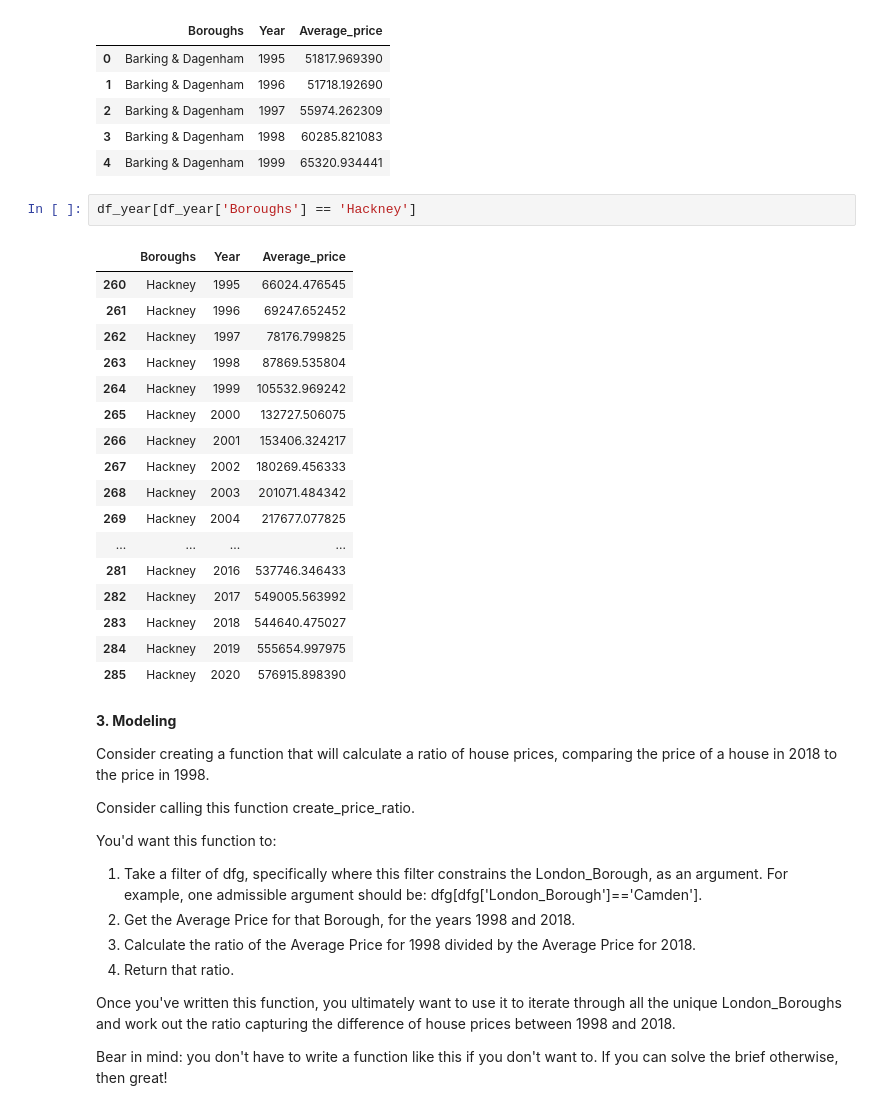
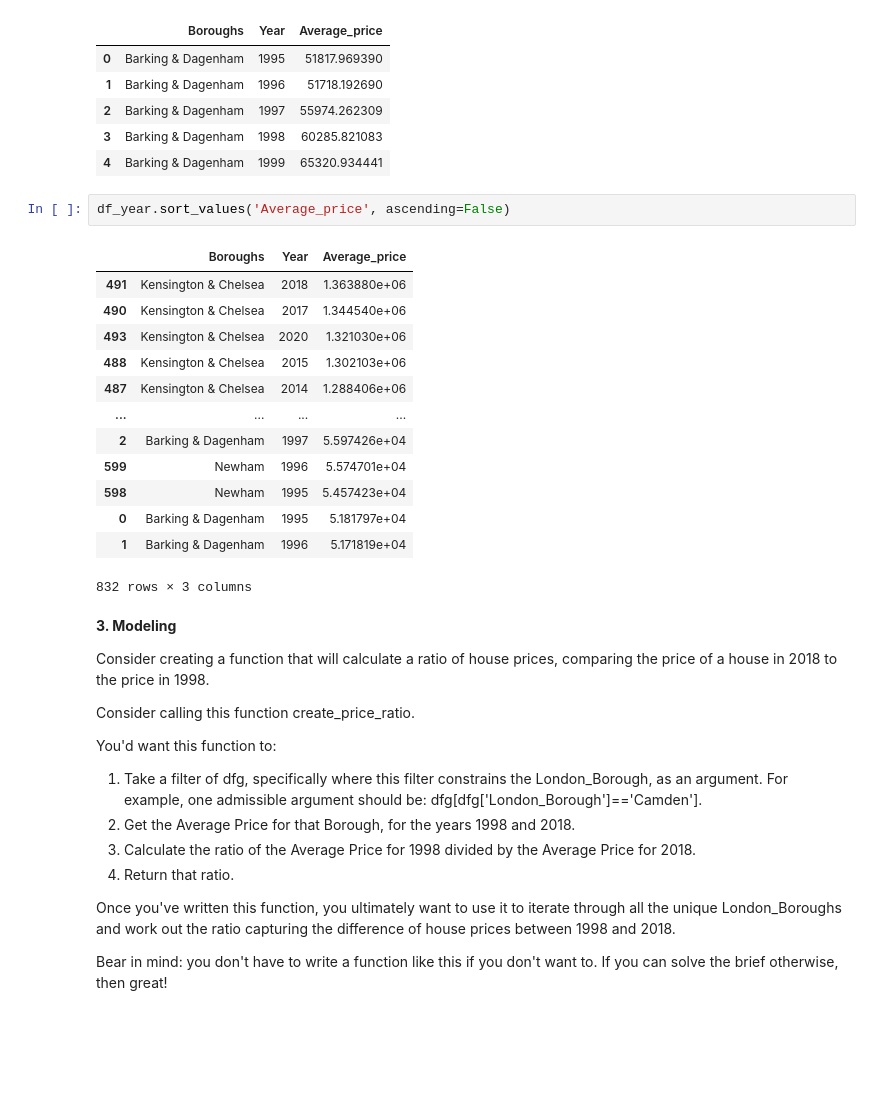
Before and after one commit to ronaldpacheco/Unit-4-Challenge, a Jupyter notebook: Unit_4_Challenge_Tier_3.ipynb, the cells around one changed output. Drawn from its saved outputs; the diff is of its cells as text; blank space fills up the shorter version.

```diff
--- a/Unit_4_Challenge_Tier_3.ipynb
+++ b/Unit_4_Challenge_Tier_3.ipynb
@@ -265,26 +284,22 @@ df_year.head()
 | 2 | Barking & Dagenham | 1997 | 55974.262309 |
 | 3 | Barking & Dagenham | 1998 | 60285.821083 |
 | 4 | Barking & Dagenham | 1999 | 65320.934441 |
-# %%
-df_year[df_year['Boroughs'] == 'Hackney']
-# %% [output]
-|  | Boroughs | Year | Average_price |
-| 260 | Hackney | 1995 | 66024.476545 |
-| 261 | Hackney | 1996 | 69247.652452 |
-| 262 | Hackney | 1997 | 78176.799825 |
-| 263 | Hackney | 1998 | 87869.535804 |
-| 264 | Hackney | 1999 | 105532.969242 |
-| 265 | Hackney | 2000 | 132727.506075 |
-| 266 | Hackney | 2001 | 153406.324217 |
-| 267 | Hackney | 2002 | 180269.456333 |
-| 268 | Hackney | 2003 | 201071.484342 |
-| 269 | Hackney | 2004 | 217677.077825 |
-| ... | ... | ... | ... |
-| 281 | Hackney | 2016 | 537746.346433 |
-| 282 | Hackney | 2017 | 549005.563992 |
-| 283 | Hackney | 2018 | 544640.475027 |
-| 284 | Hackney | 2019 | 555654.997975 |
-| 285 | Hackney | 2020 | 576915.898390 |
+# %%
+df_year.sort_values('Average_price', ascending=False)
+# %% [output]
+|  | Boroughs | Year | Average_price |
+| 491 | Kensington & Chelsea | 2018 | 1.363880e+06 |
+| 490 | Kensington & Chelsea | 2017 | 1.344540e+06 |
+| 493 | Kensington & Chelsea | 2020 | 1.321030e+06 |
+| 488 | Kensington & Chelsea | 2015 | 1.302103e+06 |
+| 487 | Kensington & Chelsea | 2014 | 1.288406e+06 |
+| ... | ... | ... | ... |
+| 2 | Barking & Dagenham | 1997 | 5.597426e+04 |
+| 599 | Newham | 1996 | 5.574701e+04 |
+| 598 | Newham | 1995 | 5.457423e+04 |
+| 0 | Barking & Dagenham | 1995 | 5.181797e+04 |
+| 1 | Barking & Dagenham | 1996 | 5.171819e+04 |
+832 rows × 3 columns
 # %% [markdown]
 **3. Modeling**
 
```
Also changed, not shown: parts of 9 cells of this notebook.
